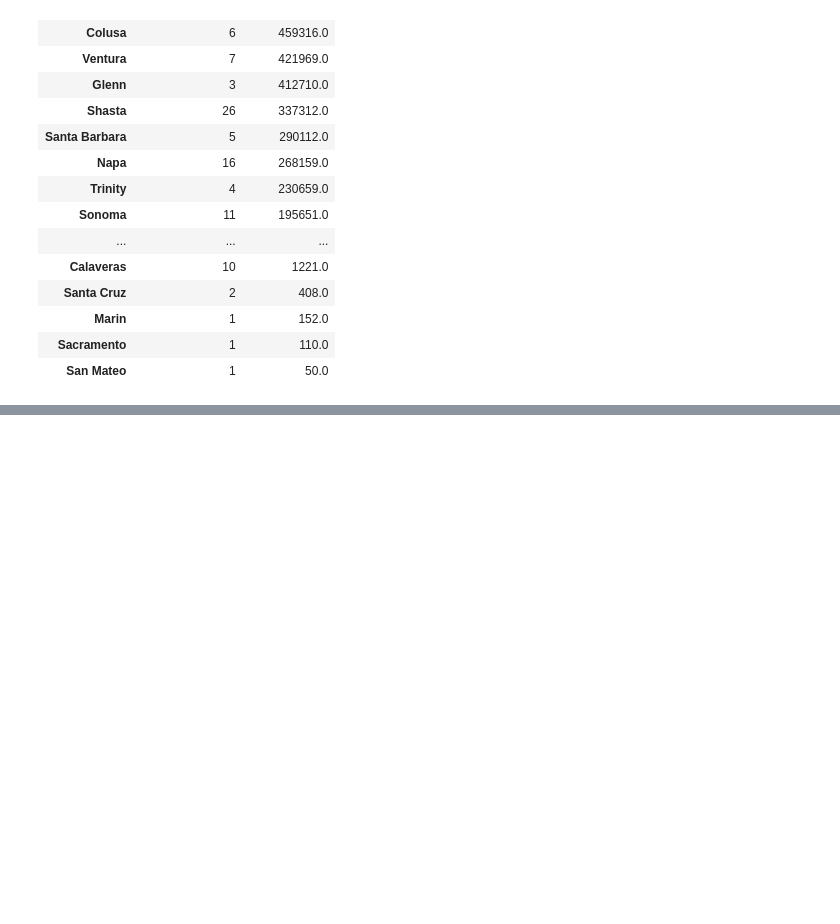
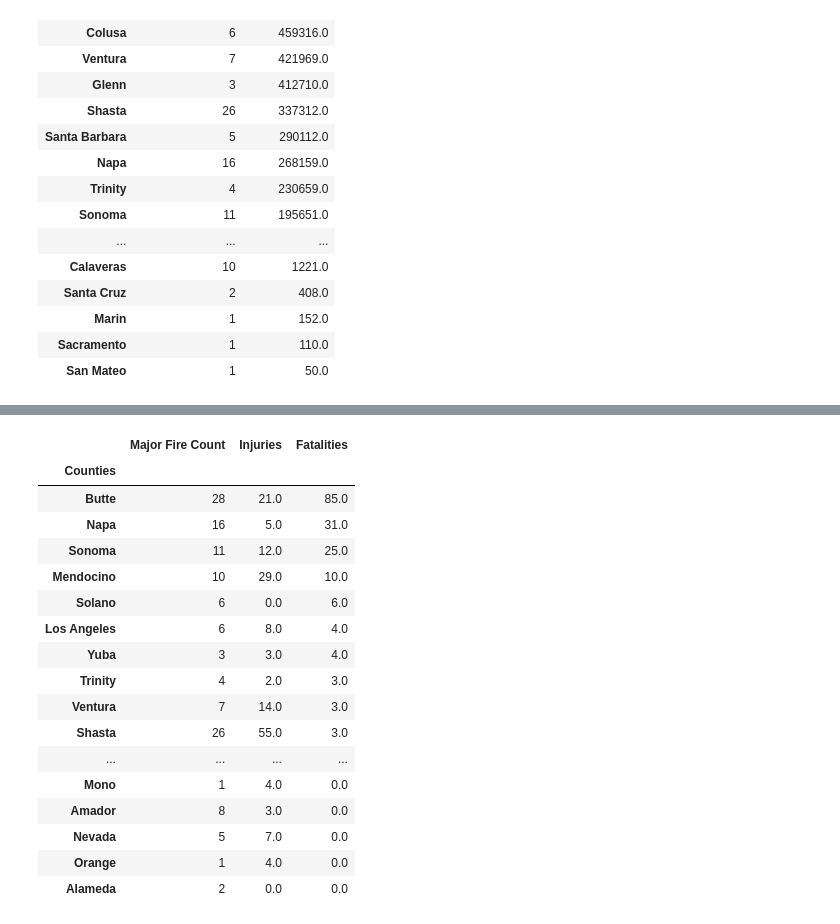
Before and after one commit to jump8621/data-project-I, a Jupyter notebook: lee_pyre.ipynb, the cells around one changed output, grey strips where cells are left out. Cells and saved outputs as stored; diff of their text form; code cells hidden in the pictures; blank space fills up the shorter version.

Commit message:
found fatalities and injuries by county

```diff
--- a/lee_pyre.ipynb
+++ b/lee_pyre.ipynb
@@ -252,0 +287,50 @@ acres_burned_df.sort_values(by= "Acres Burned", ascending= False)
+# %%
+#find number of injuries and fatalities by county
+
+major_df
+
+#list of county names
+county_names = major_df["Counties"].unique()
+county_names
+
+#count unique fires with UniqueID
+maj_fire_count = major_df.groupby(["Counties"])["UniqueId"].nunique()
+maj_fire_count
+
+#count injuries with "Injuries"
+injury_count = major_df.groupby(["Counties"])["Injuries"].sum()
+injury_count
+
+#count fatalities with "Fatalities"
+fatality_count = major_df.groupby(["Counties"])["Fatalities"].sum()
+fatality_count
+
+#create a new dataframe
+human_toll_df = pd.DataFrame({"Major Fire Count": maj_fire_count,
+                              "Injuries": injury_count,
+                              "Fatalities": fatality_count})
+
+human_toll_df
+
+#sort by fatalities
+human_toll_fatalities_sorted = human_toll_df.sort_values(by= "Fatalities", ascending= False)
+human_toll_fatalities_sorted
+# %% [output]
+|  | Major Fire Count | Injuries | Fatalities |
+| Counties |  |  |  |
+| Butte | 28 | 21.0 | 85.0 |
+| Napa | 16 | 5.0 | 31.0 |
+| Sonoma | 11 | 12.0 | 25.0 |
+| Mendocino | 10 | 29.0 | 10.0 |
+| Solano | 6 | 0.0 | 6.0 |
+| Los Angeles | 6 | 8.0 | 4.0 |
+| Yuba | 3 | 3.0 | 4.0 |
+| Trinity | 4 | 2.0 | 3.0 |
+| Ventura | 7 | 14.0 | 3.0 |
+| Shasta | 26 | 55.0 | 3.0 |
+| ... | ... | ... | ... |
+| Mono | 1 | 4.0 | 0.0 |
+| Amador | 8 | 3.0 | 0.0 |
+| Nevada | 5 | 7.0 | 0.0 |
+| Orange | 1 | 4.0 | 0.0 |
+| Alameda | 2 | 0.0 | 0.0 |
```
Also changed, not shown: parts of 4 cells of this notebook.
